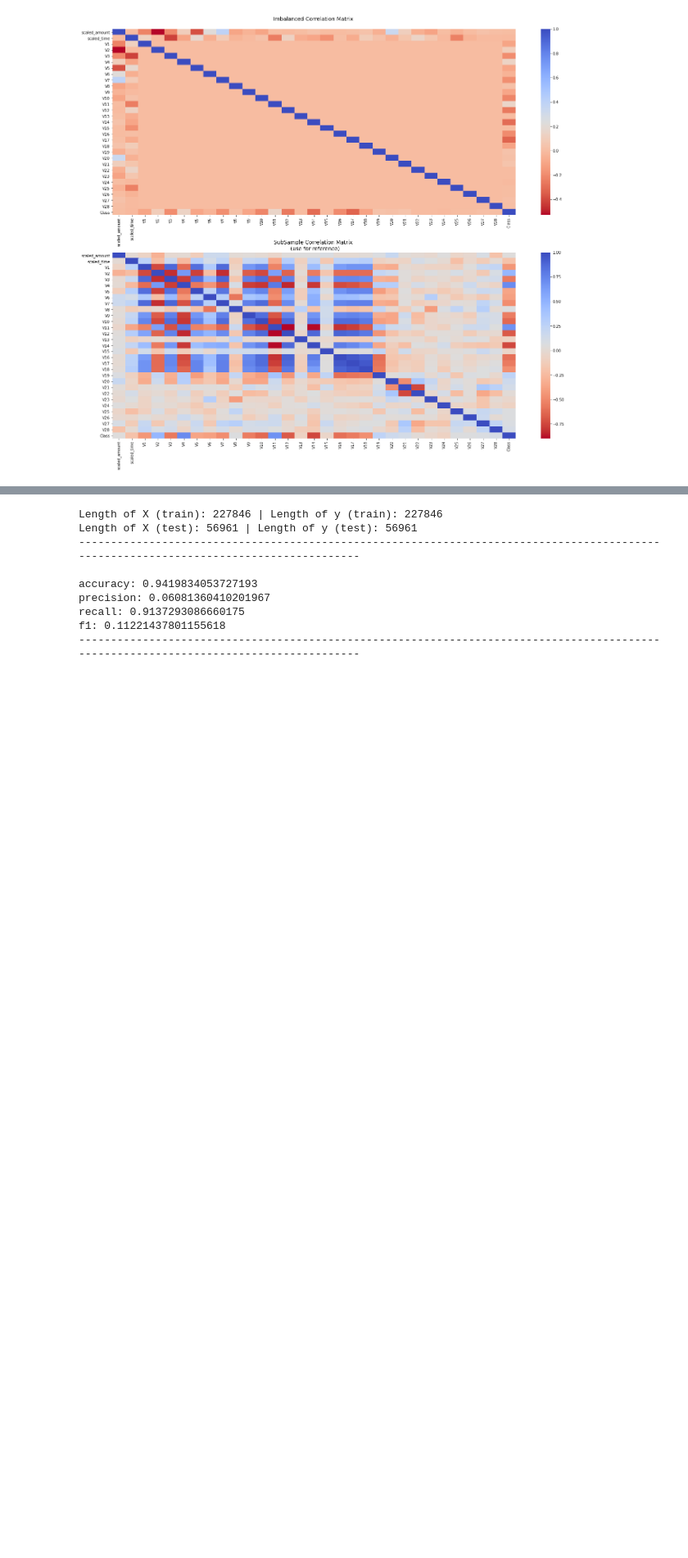
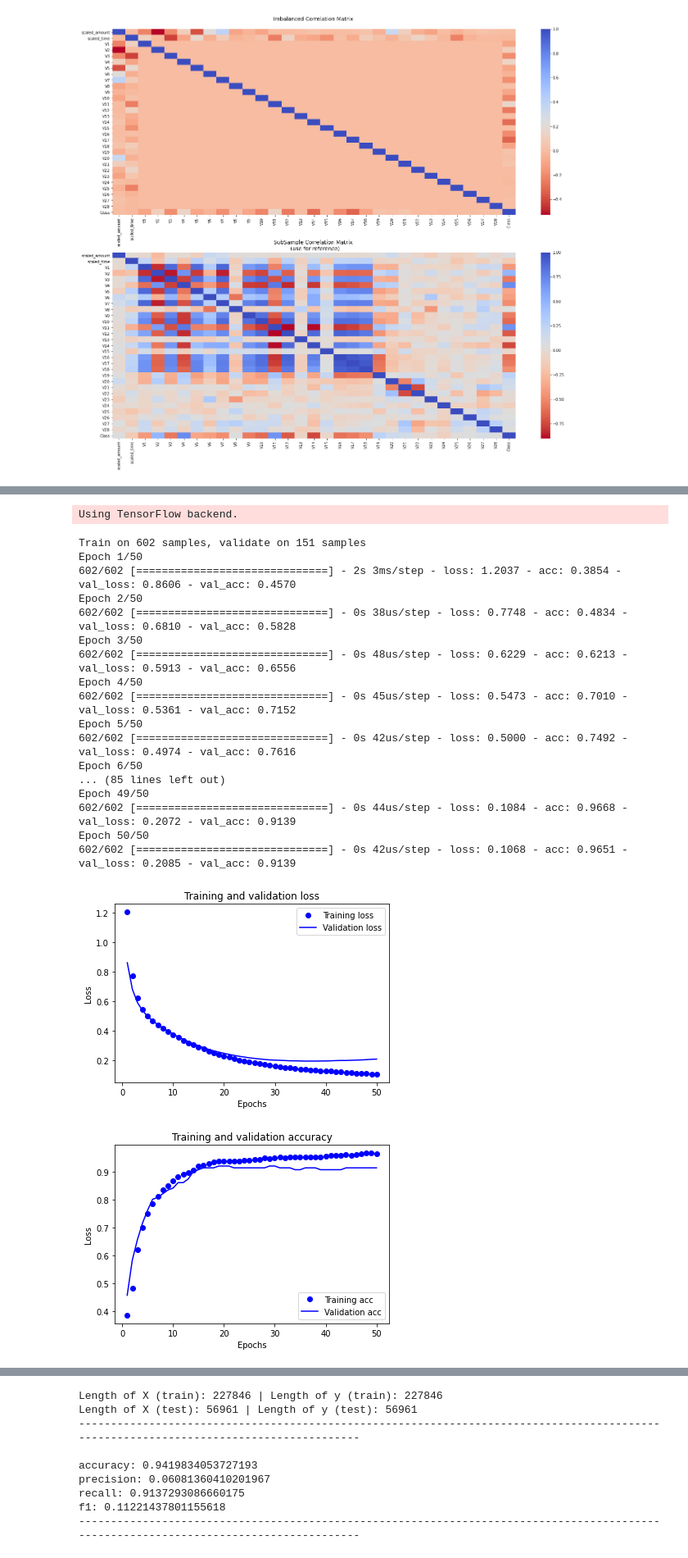
Before and after one commit to alexjeong11/credit-card-fraud-detection, a Jupyter notebook: project_jch_save.ipynb, the cells around one changed output, grey strips where cells are left out. Shown at 82% size. Saved outputs shown, nothing was run; the diff lists cells and outputs as text; code cells hidden in the pictures; blank space fills up the shorter version.

```diff
--- a/project_jch_save.ipynb
+++ b/project_jch_save.ipynb
@@ -271 +499,74 @@ plt.show()
+# %%
+from keras import models
+from keras import layers
+
+model = models.Sequential()
+model.add(layers.Dense(16, activation='relu'))
+model.add(layers.Dense(16, activation='relu'))
+model.add(layers.Dense(1, activation='sigmoid'))
+model.compile(optimizer='rmsprop',
+              loss='binary_crossentropy',
+              metrics=['acc'])
+
+from tensorflow.keras import optimizers
+from tensorflow.keras import losses
+from tensorflow.keras import metrics
+
+history = model.fit(X_train,
+                    y_train,
+                    epochs=50,
+                    batch_size=128,
+                    validation_split=0.2)
+history_dict = history.history
+
+history_dict.keys()
+import matplotlib.pyplot as plt
+
+history_dict = history.history
+loss_values = history_dict['loss']
+val_loss_values = history_dict['val_loss']
+
+epochs = range(1, len(loss_values) + 1)
+
+plt.plot(epochs, loss_values, 'bo', label='Training loss')
+plt.plot(epochs, val_loss_values, 'b', label='Validation loss')
+plt.title('Training and validation loss')
+plt.xlabel('Epochs')
+plt.ylabel('Loss')
+plt.legend()
+
+plt.show()
+
+acc_values = history_dict['acc']
+val_acc_values = history_dict['val_acc']
+
+plt.plot(epochs, acc_values, 'bo', label='Training acc')
+plt.plot(epochs, val_acc_values, 'b', label='Validation acc')
+plt.title('Training and validation accuracy')
+plt.xlabel('Epochs')
+plt.ylabel('Loss')
+plt.legend()
+
+plt.show()
+# %% [output]
+Using TensorFlow backend.
+Train on 602 samples, validate on 151 samples
+Epoch 1/50
+602/602 [==============================] - 2s 3ms/step - loss: 1.2037 - acc: 0.3854 - val_loss: 0.8606 - val_acc: 0.4570
+Epoch 2/50
+602/602 [==============================] - 0s 38us/step - loss: 0.7748 - acc: 0.4834 - val_loss: 0.6810 - val_acc: 0.5828
+Epoch 3/50
+602/602 [==============================] - 0s 48us/step - loss: 0.6229 - acc: 0.6213 - val_loss: 0.5913 - val_acc: 0.6556
+Epoch 4/50
+602/602 [==============================] - 0s 45us/step - loss: 0.5473 - acc: 0.7010 - val_loss: 0.5361 - val_acc: 0.7152
+Epoch 5/50
+602/602 [==============================] - 0s 42us/step - loss: 0.5000 - acc: 0.7492 - val_loss: 0.4974 - val_acc: 0.7616
+Epoch 6/50
+... (85 lines left out)
+Epoch 49/50
+602/602 [==============================] - 0s 44us/step - loss: 0.1084 - acc: 0.9668 - val_loss: 0.2072 - val_acc: 0.9139
+Epoch 50/50
+602/602 [==============================] - 0s 42us/step - loss: 0.1068 - acc: 0.9651 - val_loss: 0.2085 - val_acc: 0.9139
+[figure, added]
+[figure, added]
 # %%
```
Also changed, not shown: parts of 32 cells of this notebook.
